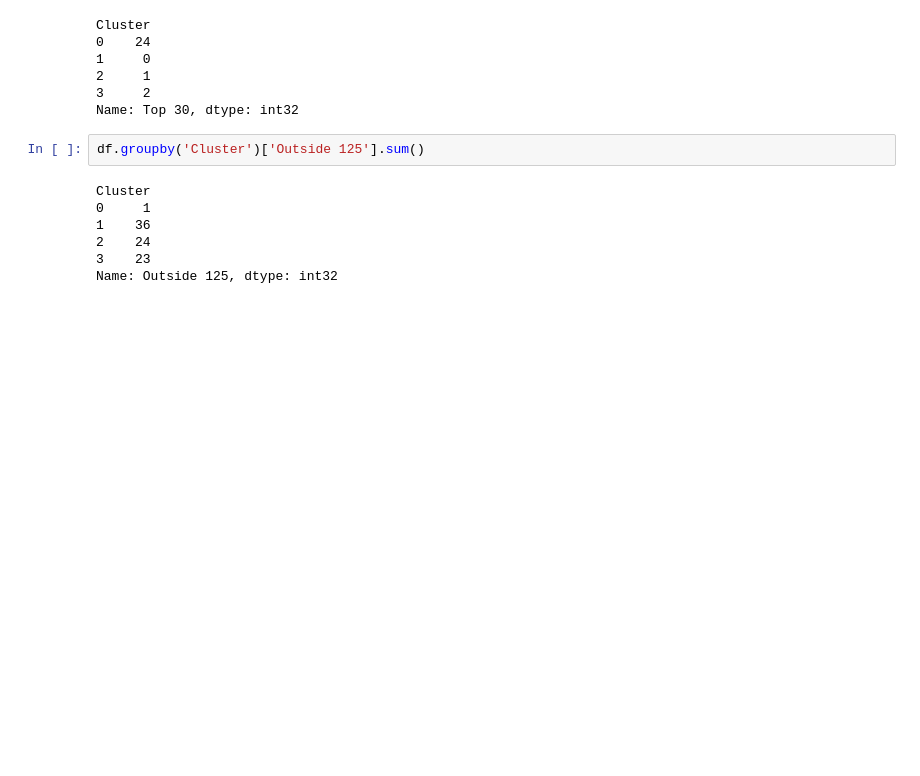
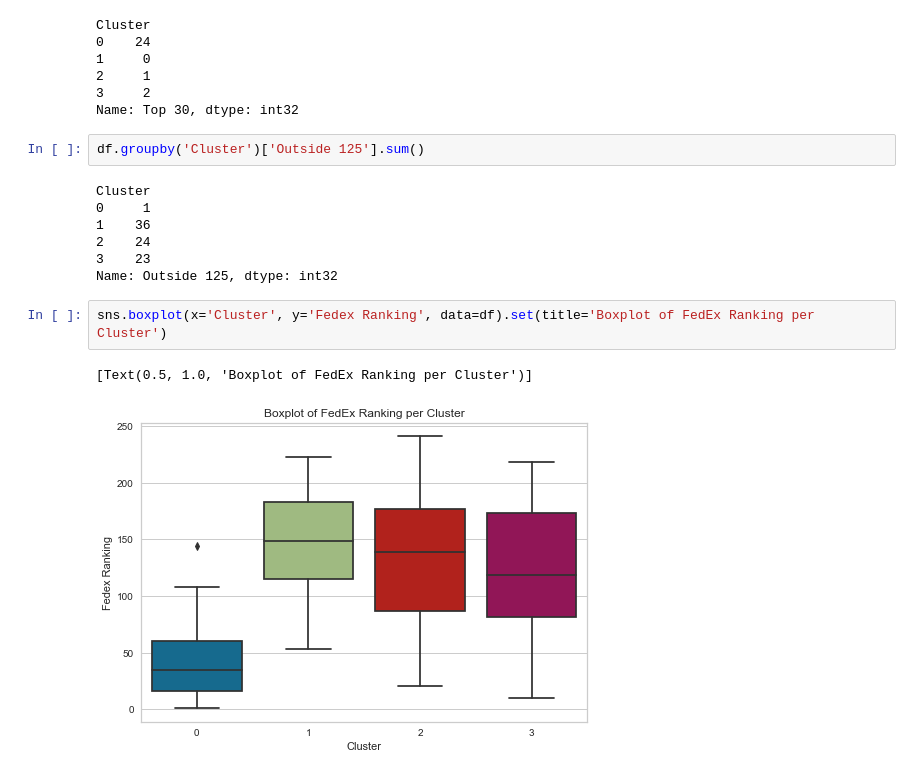
Before and after one commit to eimhincullen/UCDAPA_eimhincullen, a Jupyter notebook: UCDProjectV1.ipynb, the cells around one changed output. Saved outputs shown, nothing was run; the diff lists cells and outputs as text; blank space fills up the shorter version.

```diff
--- a/UCDProjectV1.ipynb
+++ b/UCDProjectV1.ipynb
@@ -405,3 +405,8 @@ Cluster
 2    24
 3    23
 Name: Outside 125, dtype: int32
+# %%
+sns.boxplot(x='Cluster', y='Fedex Ranking', data=df).set(title='Boxplot of FedEx Ranking per Cluster')
+# %% [output]
+[Text(0.5, 1.0, 'Boxplot of FedEx Ranking per Cluster')]
+[figure, added]
```
Also changed, not shown: parts of 9 cells of this notebook.
